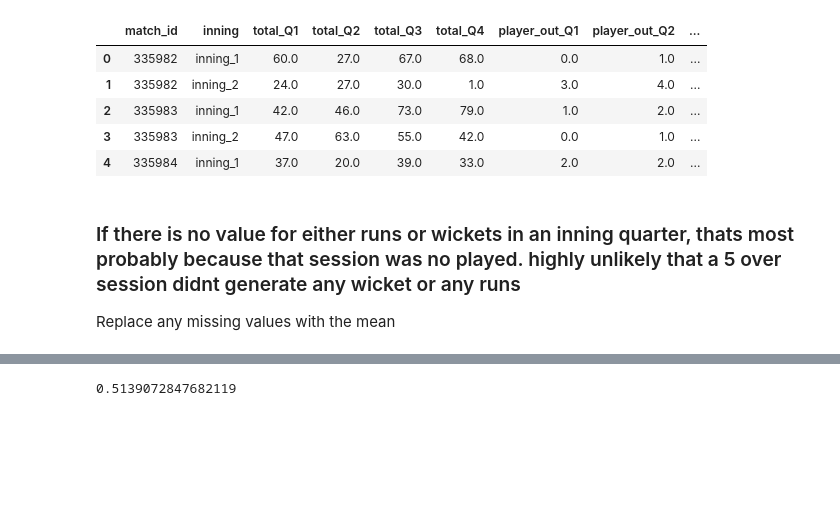
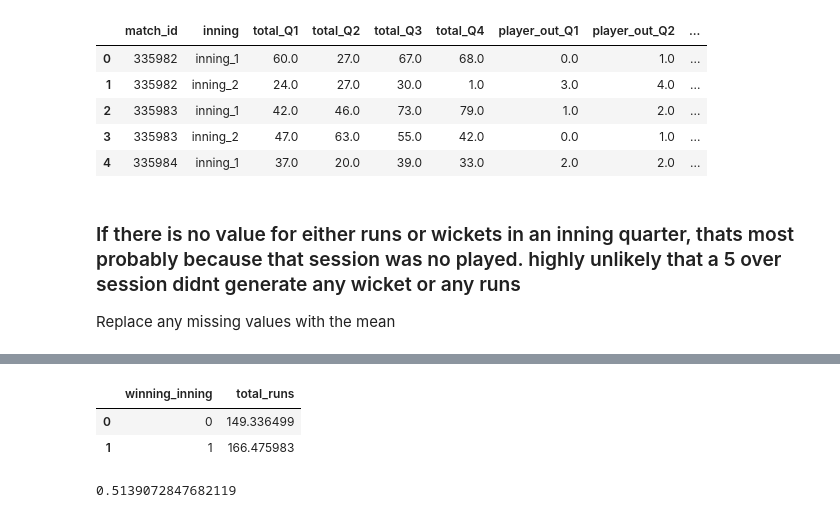
Before and after one commit to ravi-gopalan/ipl_analysis, a Jupyter notebook: ipl_analysis_v3.ipynb, the cells around one changed output, grey strips where cells are left out. Cells and saved outputs as stored; diff of their text form; code cells hidden in the pictures; blank space fills up the shorter version.

```diff
--- a/ipl_analysis_v3.ipynb
+++ b/ipl_analysis_v3.ipynb
@@ -2111,3 +2103,9 @@ df_outcome['player_out_Q4'] = df_outcome['player_out_Q4'].fillna(0)
+# %%
+df_outcome.groupby(['winning_inning'],as_index=False)['total_runs'].mean()
+# %% [output]
+|  | winning_inning | total_runs |
+| 0 | 0 | 149.336499 |
+| 1 | 1 | 166.475983 |
 # %%
 df_outcome.win_vs_toss.mean()
 # %% [output]
```
Also changed, not shown: parts of 34 cells of this notebook.
